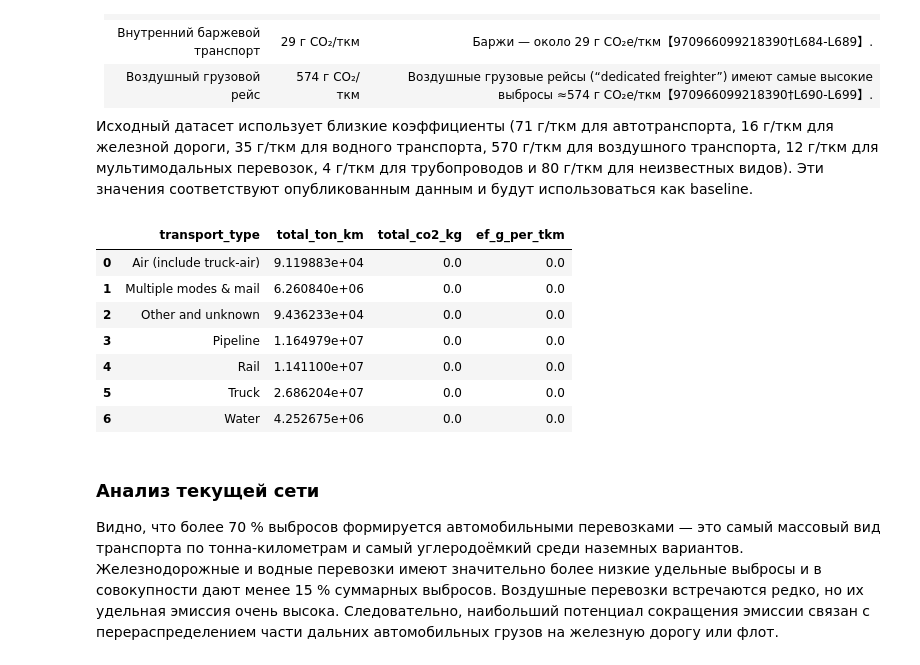
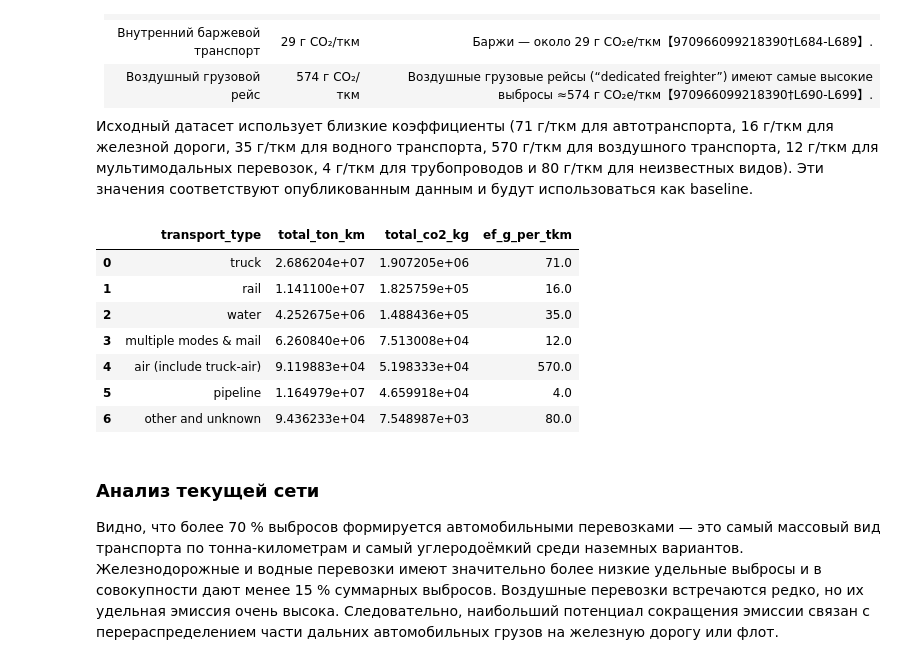
Before and after one commit to KVSemionov/ecologistic_network, a Jupyter notebook: notebooks/logistics_analysis.ipynb, the cells around one changed output. Saved outputs shown, nothing was run; the diff lists cells and outputs as text; code cells hidden in the pictures.

```diff
--- a/notebooks/logistics_analysis.ipynb
+++ b/notebooks/logistics_analysis.ipynb
@@ -80,35 +80,36 @@ None
 # %%
 # Эмиссионные коэффициенты по видам транспорта из исходного набора
 ef = {
     'truck': 71,
     'rail': 16,
     'water': 35,
     'air (include truck-air)': 570,
     'pipeline': 4,
     'multiple modes & mail': 12,
     'other and unknown': 80,
 }
 
 # Вычисляем базовые выбросы (кг) для каждой строки
+df['transport_type'] = df['transport_type'].str.strip().str.lower()
 df['baseline_co2'] = df['ton_km'] * df['transport_type'].map(ef) / 1000
 
 # Сводная таблица по видам транспорта
 summary = df.groupby('transport_type').agg(total_ton_km=('ton_km','sum'), total_co2_kg=('baseline_co2','sum'))
 summary = summary[summary['total_ton_km'] > 0]
 summary['ef_g_per_tkm'] = summary['total_co2_kg'] * 1000 / summary['total_ton_km']
 summary = summary.sort_values('total_co2_kg', ascending=False)
 
 summary_display = summary.reset_index()
 summary_display
 # %% [output]
 |  | transport_type | total_ton_km | total_co2_kg | ef_g_per_tkm |
-| 0 | Air (include truck-air) | 9.119883e+04 | 0.0 | 0.0 |
-| 1 | Multiple modes & mail | 6.260840e+06 | 0.0 | 0.0 |
-| 2 | Other and unknown | 9.436233e+04 | 0.0 | 0.0 |
-| 3 | Pipeline | 1.164979e+07 | 0.0 | 0.0 |
-| 4 | Rail | 1.141100e+07 | 0.0 | 0.0 |
-| 5 | Truck | 2.686204e+07 | 0.0 | 0.0 |
-| 6 | Water | 4.252675e+06 | 0.0 | 0.0 |
+| 0 | truck | 2.686204e+07 | 1.907205e+06 | 71.0 |
+| 1 | rail | 1.141100e+07 | 1.825759e+05 | 16.0 |
+| 2 | water | 4.252675e+06 | 1.488436e+05 | 35.0 |
+| 3 | multiple modes & mail | 6.260840e+06 | 7.513008e+04 | 12.0 |
+| 4 | air (include truck-air) | 9.119883e+04 | 5.198333e+04 | 570.0 |
+| 5 | pipeline | 1.164979e+07 | 4.659918e+04 | 4.0 |
+| 6 | other and unknown | 9.436233e+04 | 7.548987e+03 | 80.0 |
 # %% [markdown]
 ### Анализ текущей сети
 
```
Also changed, not shown: parts of 2 cells of this notebook.
